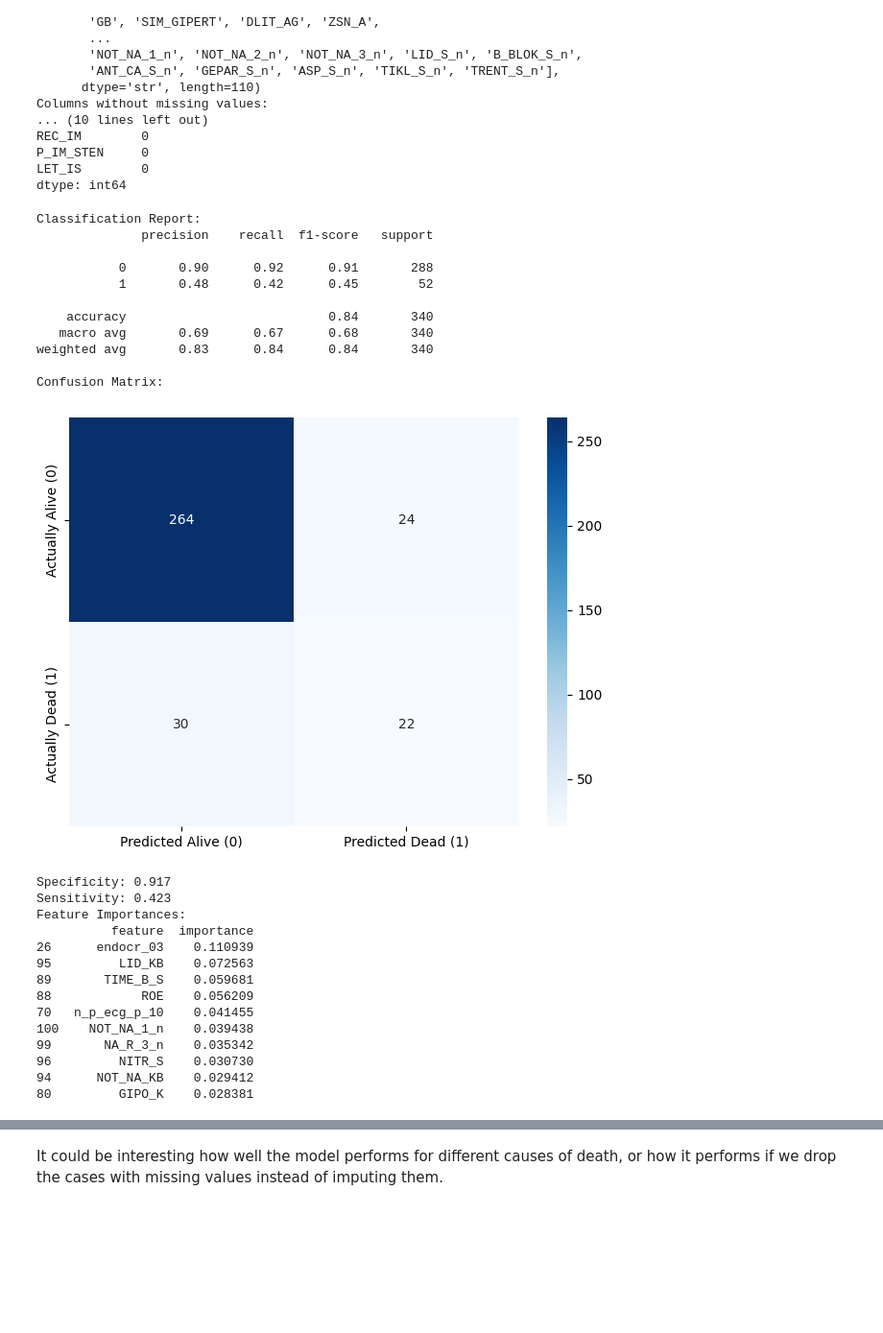
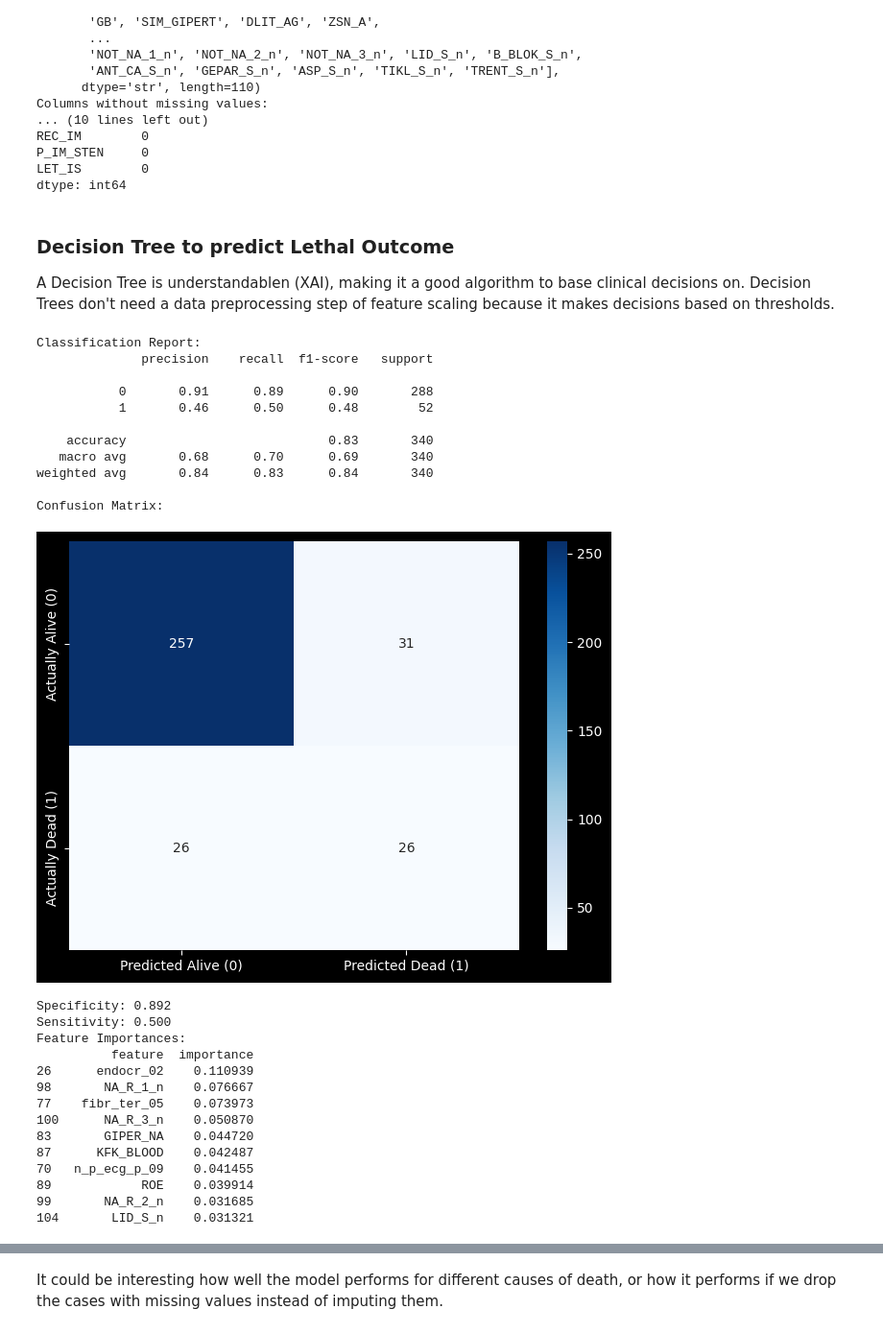
Before and after one commit to Clary1604/AMLHC_final_exam, a Jupyter notebook: MI_Complications.ipynb, the cells around one changed output, grey strips where cells are left out. Shown at 96% size. Saved outputs shown, nothing was run; the diff lists cells and outputs as text; code cells hidden in the pictures; blank space fills up the shorter version.

Commit message:
adapted decision tree with new indices

```diff
--- a/MI_Complications.ipynb
+++ b/MI_Complications.ipynb
@@ -138,6 +138,11 @@ REC_IM        0
 P_IM_STEN     0
 LET_IS        0
 dtype: int64
+# %% [markdown]
+### Decision Tree to predict Lethal Outcome
+
+A Decision Tree is understandablen (XAI), making it a good algorithm to base clinical decisions on.
+Decision Trees don't need a data preprocessing step of feature scaling because it makes decisions based on thresholds.
 # %%
 # predict a lethal outcome using a decision tree (doesn't need feature scaling for labs or BP)
 from sklearn.tree import DecisionTreeClassifier
@@ -151,7 +156,7 @@ import matplotlib.pyplot as plt
 
 # separate the target variable from the features: columns 2-112 are features, column 124 LET_IS is the target variable
 # LET_IS is "negative" for alive, value 0, and "positive" for deceased, values 1-7
-X = mi_complications.iloc[:, 1:112]
+X = mi_complications.iloc[:, 0:110]
 mi_complications["lethal_outcome"] = mi_complications["LET_IS"].apply(lambda x: 0 if x == 0 else 1)
 y = mi_complications["lethal_outcome"]
 # split the data into training and testing sets
@@ -192,52 +197,52 @@ print("Confusion Matrix:")
 # create a confusion matrix and visualize it with seaborn
 cm = confusion_matrix(y_test, y_pred)
 
 sns.heatmap(cm, annot=True, fmt="d", cmap="Blues",
             xticklabels=["Predicted Alive (0)", "Predicted Dead (1)"],
             yticklabels=["Actually Alive (0)", "Actually Dead (1)"])
 plt.tight_layout()
 plt.show()
 
 tn, fp, fn, tp = confusion_matrix(y_test, y_pred).ravel()
 specificity = tn / (tn + fp)
 sensitivity = tp / (tp + fn)
 print(f"Specificity: {specificity:.3f}")  # ability to correctly identify alive patients
 print(f"Sensitivity: {sensitivity:.3f}") # ability to correctly identify dying patients
 
 
 # describe which features are most important for predicting lethal outcomes in the decision tree model
 feature_importances = pipeline.named_steps["classifier"].feature_importances_
 feature_names = X.columns
 feature_importance_df = pd.DataFrame({"feature": feature_names, "importance": feature_importances})
 feature_importance_df = feature_importance_df.sort_values(by="importance", ascending=False)
 print("Feature Importances:")
 print(feature_importance_df.head(10))
 # %% [output]
 Classification Report:
               precision    recall  f1-score   support
 
-           0       0.90      0.92      0.91       288
-           1       0.48      0.42      0.45        52
+           0       0.91      0.89      0.90       288
+           1       0.46      0.50      0.48        52
 
-    accuracy                           0.84       340
-   macro avg       0.69      0.67      0.68       340
-weighted avg       0.83      0.84      0.84       340
+    accuracy                           0.83       340
+   macro avg       0.68      0.70      0.69       340
+weighted avg       0.84      0.83      0.84       340
 
 Confusion Matrix:
-[figure, old version]
+[figure, new version]
-Specificity: 0.917
-Sensitivity: 0.423
+Specificity: 0.892
+Sensitivity: 0.500
 Feature Importances:
           feature  importance
-26      endocr_03    0.110939
-95         LID_KB    0.072563
-89       TIME_B_S    0.059681
-88            ROE    0.056209
-70   n_p_ecg_p_10    0.041455
-100    NOT_NA_1_n    0.039438
-99       NA_R_3_n    0.035342
-96         NITR_S    0.030730
-94      NOT_NA_KB    0.029412
-80         GIPO_K    0.028381
+26      endocr_02    0.110939
+98       NA_R_1_n    0.076667
+77    fibr_ter_05    0.073973
+100      NA_R_3_n    0.050870
+83       GIPER_NA    0.044720
+87      KFK_BLOOD    0.042487
+70   n_p_ecg_p_09    0.041455
+89            ROE    0.039914
+99       NA_R_2_n    0.031685
+104       LID_S_n    0.031321
 # %% [markdown]
 For our question it is important to correctly identify patients at risk of dying to intervene in time.
```
Also changed, not shown: parts of 10 cells of this notebook.
